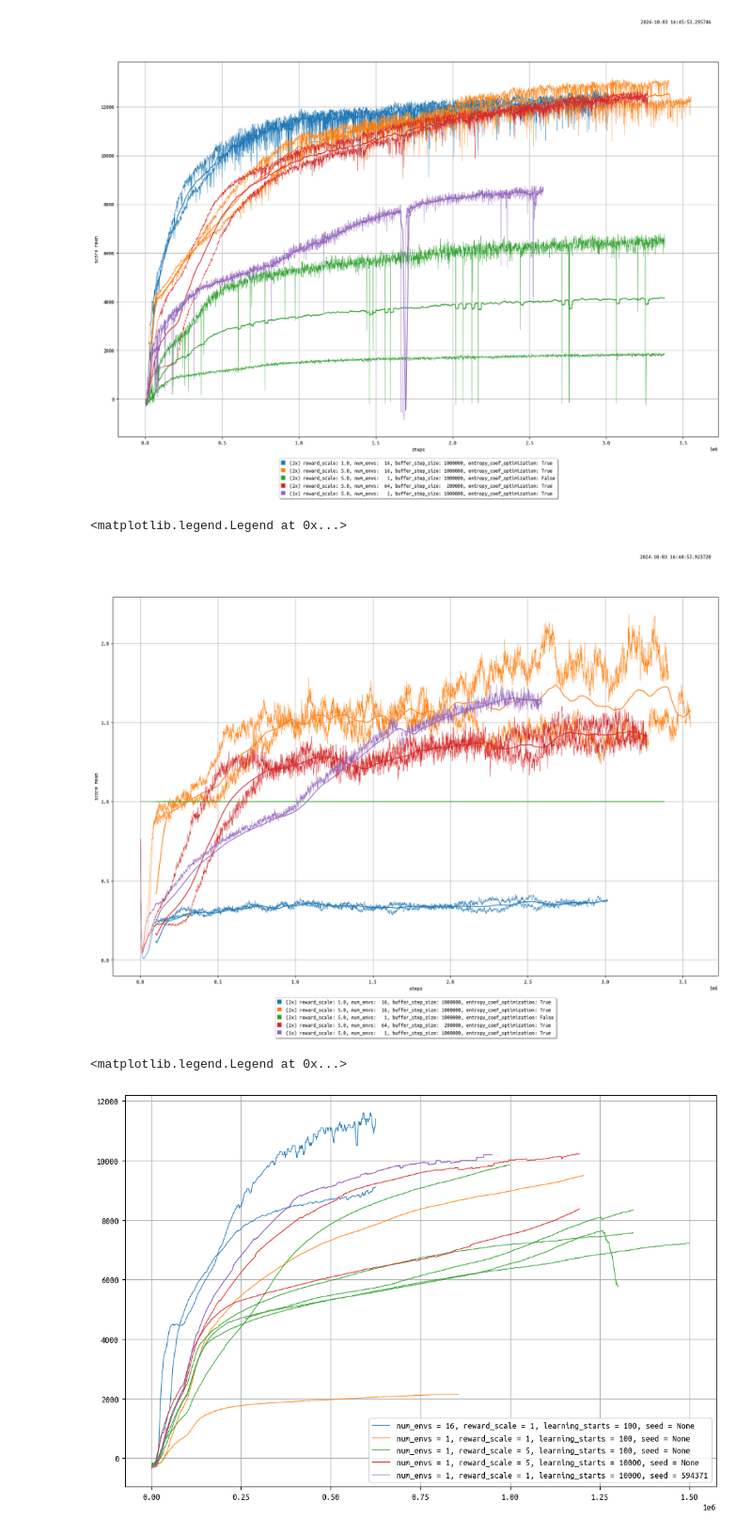
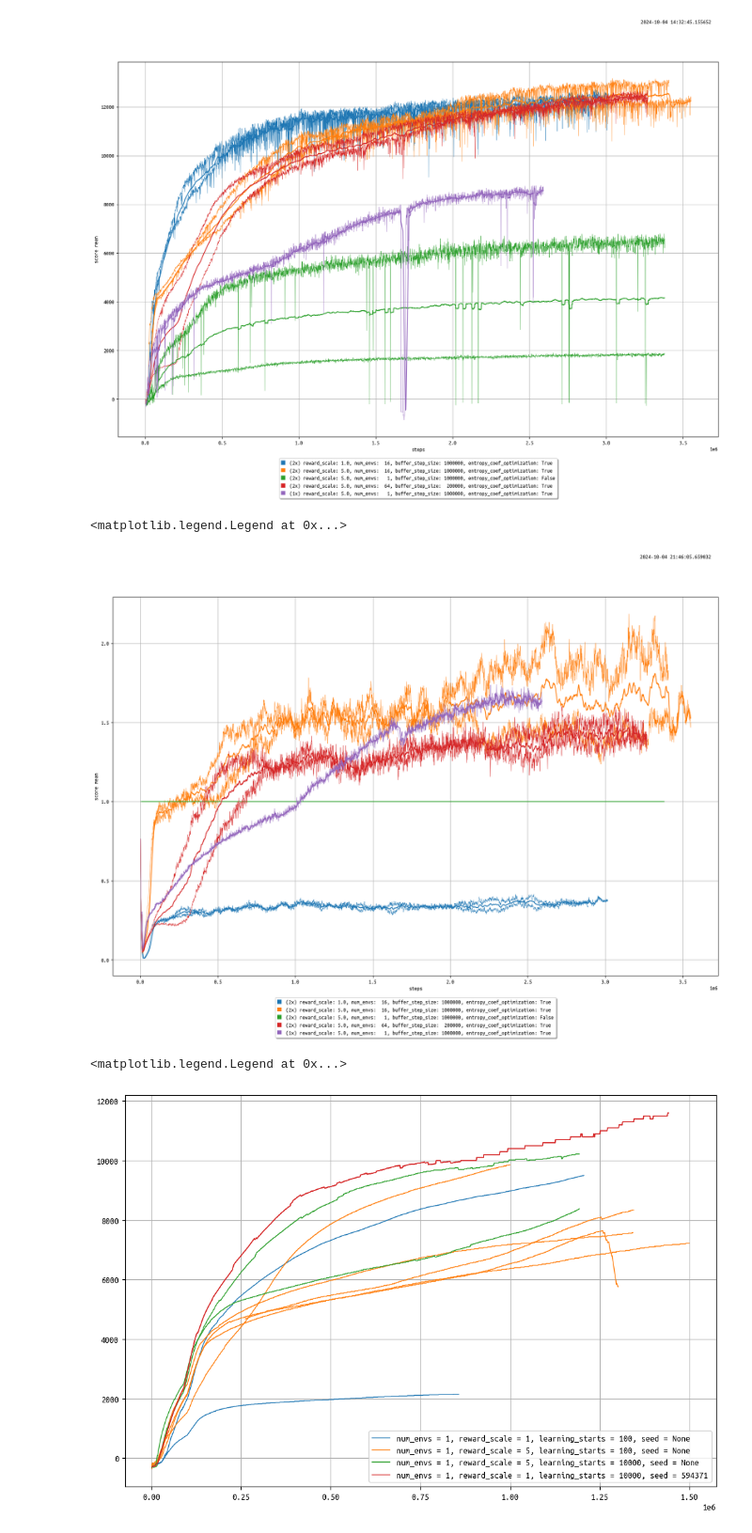
Before and after one commit to brn-dev/pytorch-repository, a Jupyter notebook: notebooks/analysis.ipynb, the cells around one changed output. Shown at 94% size. Cells and saved outputs as stored; diff of their text form; code cells hidden in the pictures.

```diff
--- a/notebooks/analysis.ipynb
+++ b/notebooks/analysis.ipynb
@@ -179,7 +179,7 @@ la.plot_logs_grouped(
     plot_individual=True,
     mean_plot_kwargs={
         'linewidth': 0.0,
-        'moving_average_window_size': 100,
+        'moving_average_window_size': 10,
         'moving_average_plot_kwargs': {
         }
     },
@@ -204,7 +204,7 @@ ax.legend(handles=new_handles,
 # fig.show()
 # %% [output]
 <matplotlib.legend.Legend at 0x...>
-[figure, old version]
+[figure, new version]
 # %%
 from matplotlib.lines import Line2D
 import re
@@ -215,9 +215,6 @@ line2d: Optional[Line2D] = None
 prev_label = None
 
 for data_file in glob.glob('experiment_logs/HalfCheetah-v4/sac_sb3/*.txt'):
-
-    # if '5reward_scale' not in data_file:
-    #     continue
 
     # Initialize variables
     entries = []
@@ -263,32 +260,35 @@ for data_file in glob.glob('experiment_logs/HalfCheetah-v4/sac_sb3/*.txt'):
     label += f', learning_starts = {10000 if "learning_starts=10000" in data_file else 100}'
 
     label += f', seed = {None if "seed=594371" not in data_file else 594371}'
 
     entries = [entry for entry in entries if 'n_updates' in entry and entry['n_updates'] < 1_500_000]
 
+    if 'envs=16' in data_file:
+        continue
+
     plot_kwargs = {
-        'linewidth': 0.8
+        'linewidth': 0.99
     }
     if prev_label == label:
         line2d = ax.plot(
             [entry['n_updates'] if 'n_updates' in entry else 0 for entry in entries],
             [entry['ep_rew_mean'] / (5 if has_reward_scale else 1) for entry in entries],
             color=line2d.get_color(),
             **plot_kwargs
         )[0]
     else:
         line2d = ax.plot(
             [entry['n_updates'] if 'n_updates' in entry else 0 for entry in entries],
             [entry['ep_rew_mean'] / (5 if has_reward_scale else 1) for entry in entries],
             label=label,
             **plot_kwargs
         )[0]
 
     prev_label = label
 
 ax.set_xticks([_ * 250000 for _ in range(7)])
 ax.grid(True)
 ax.legend(loc='lower right', fancybox=True)
 # %% [output]
 <matplotlib.legend.Legend at 0x...>
-[figure, old version]
+[figure, new version]
```
Also changed, not shown: parts of 2 cells of this notebook, 16 other files.
